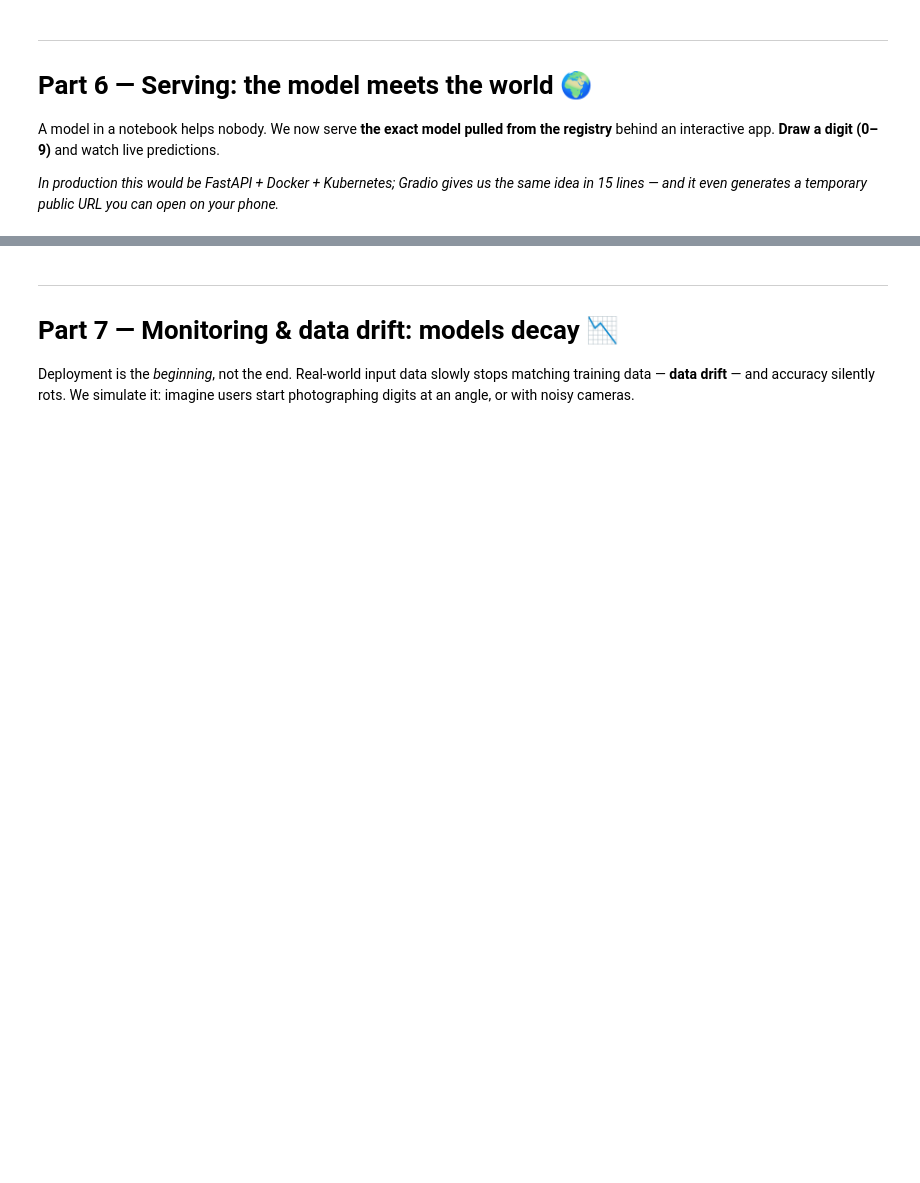
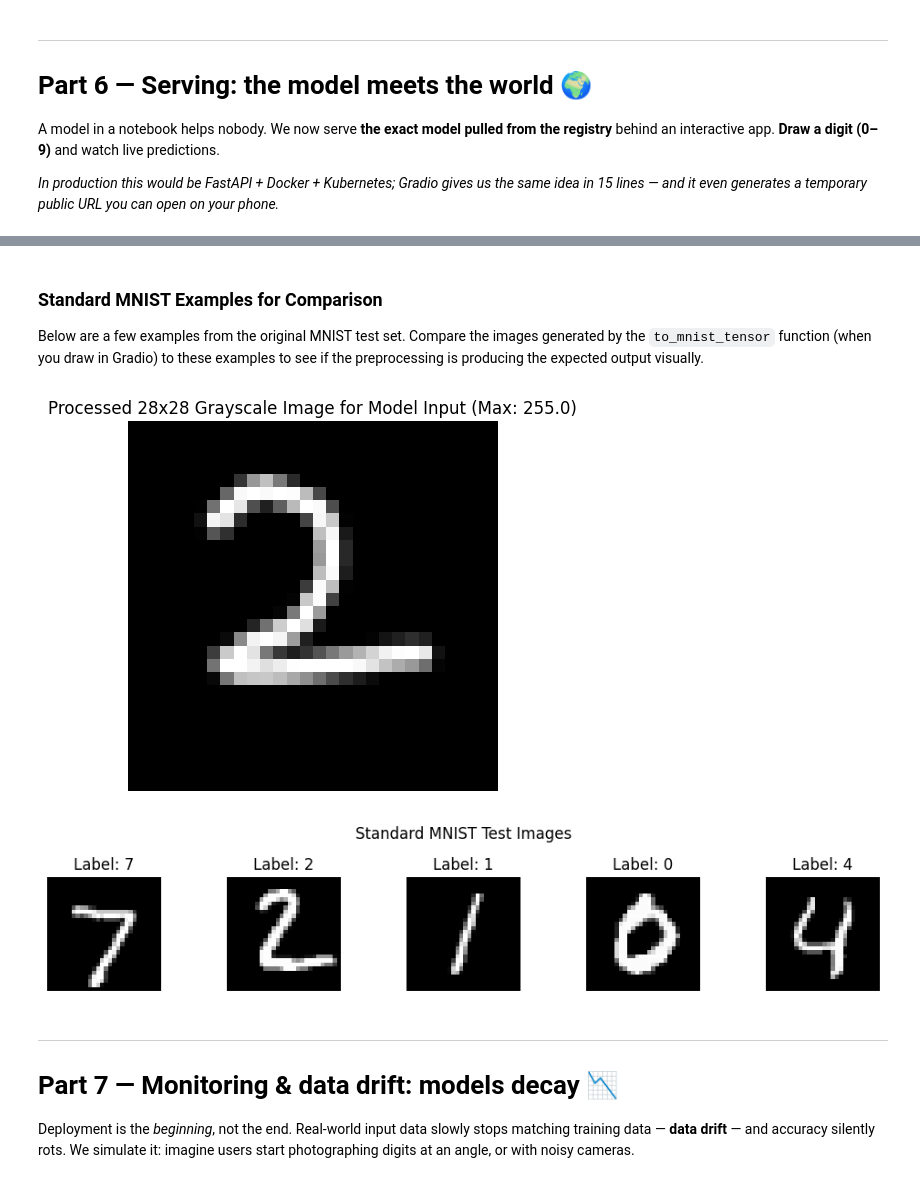
Before and after one commit to kumarsirish/FDP-MLOPS, a Jupyter notebook: MLOps_MNIST_CNN_DEMO.ipynb, the cells around one changed output, grey strips where cells are left out. Saved outputs shown, nothing was run; the diff lists cells and outputs as text; code cells hidden in the pictures; blank space fills up the shorter version.

```diff
--- a/MLOps_MNIST_CNN_DEMO.ipynb
+++ b/MLOps_MNIST_CNN_DEMO.ipynb
@@ -493,3 +515,32 @@ This share link expires in 1 week. For free permanent hosting and GPU upgrades,
+# %% [markdown]
+### Standard MNIST Examples for Comparison
+
+Below are a few examples from the original MNIST test set. Compare the images generated by the `to_mnist_tensor` function (when you draw in Gradio) to these examples to see if the preprocessing is producing the expected output visually.
+# %%
+from torchvision import datasets, transforms
+import matplotlib.pyplot as plt
+
+# Load the MNIST test dataset without normalization for visualization
+mnist_display_transform = transforms.Compose([
+    transforms.ToTensor()
+])
+raw_test_ds = datasets.MNIST("./data", train=False, download=True, transform=mnist_display_transform)
+
+# Display a few example images
+fig, axes = plt.subplots(1, 5, figsize=(10, 2))
+fig.suptitle("Standard MNIST Test Images", fontsize=12)
+
+for i in range(5):
+    image, label = raw_test_ds[i]
+    axes[i].imshow(image.squeeze(), cmap='gray')
+    axes[i].set_title(f"Label: {label}")
+    axes[i].axis('off')
+
+plt.tight_layout()
+plt.show()
+# %% [output]
+[figure, added]
+[figure, added]
 # %% [markdown]
 ---
 # Part 7 — Monitoring & data drift: models decay 📉
```
Also changed, not shown: parts of 12 cells of this notebook.
